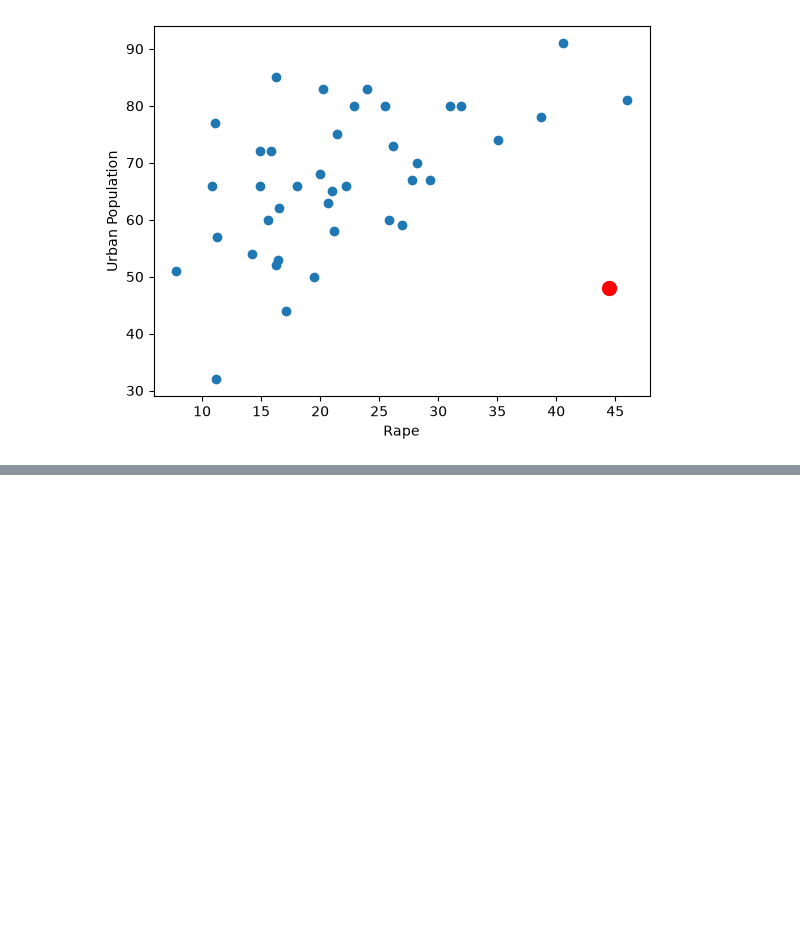
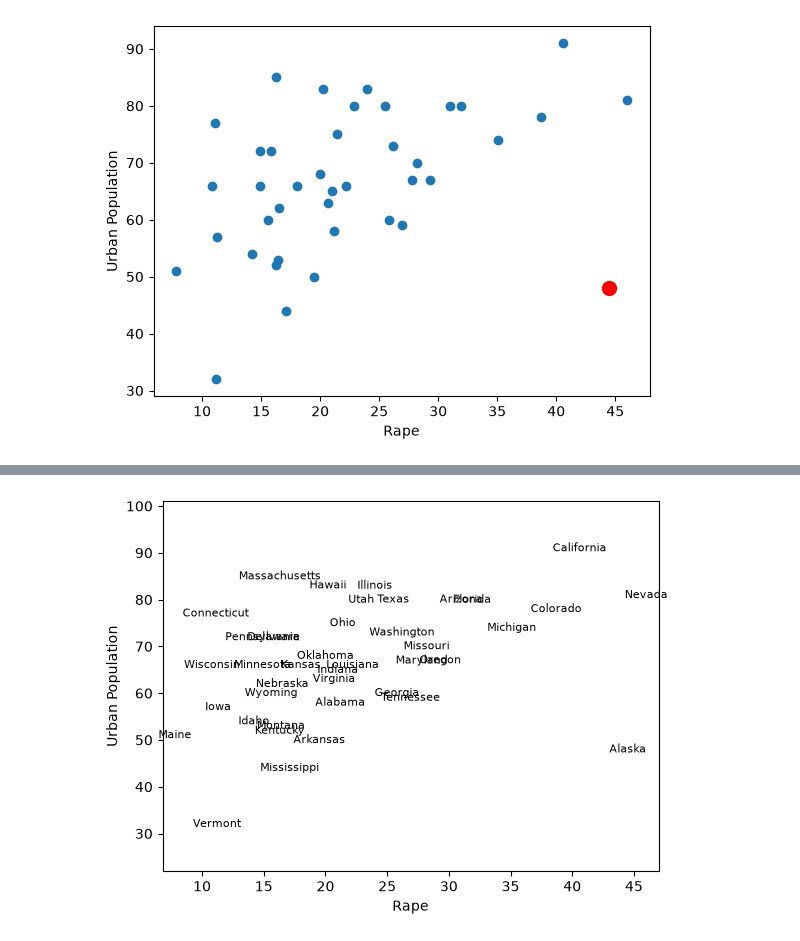
Before and after one commit to miadenning0392/stat-215a, a Jupyter notebook: lab0/code/lab0.ipynb, the cells around one changed output, grey strips where cells are left out. Saved outputs shown, nothing was run; the diff lists cells and outputs as text; code cells hidden in the pictures; blank space fills up the shorter version.

```diff
--- a/lab0/code/lab0.ipynb
+++ b/lab0/code/lab0.ipynb
@@ -84,0 +99,16 @@ plt.scatter(outlier["Rape"], outlier["UrbanPop"], c="red", s=100)
+# %%
+##Re-make plots with state names instead of points
+plt.xlabel("Rape")
+plt.ylabel("Urban Population")
+
+#state names instead of points
+for _, row in arrests.iterrows():
+    plt.annotate(row["State"], (row["Rape"], row["UrbanPop"]), fontsize=8, ha='center', va='center')
+
+#since there's no scatter call to auto-scale axes, set limits manually with some padding
+plt.xlim(arrests["Rape"].min() - 1, arrests["Rape"].max() + 1)
+plt.ylim(arrests["UrbanPop"].min() - 10, arrests["UrbanPop"].max() + 10)
+
+plt.show()
+# %% [output]
+[figure, added]
```
Also changed, not shown: parts of 8 cells of this notebook.
